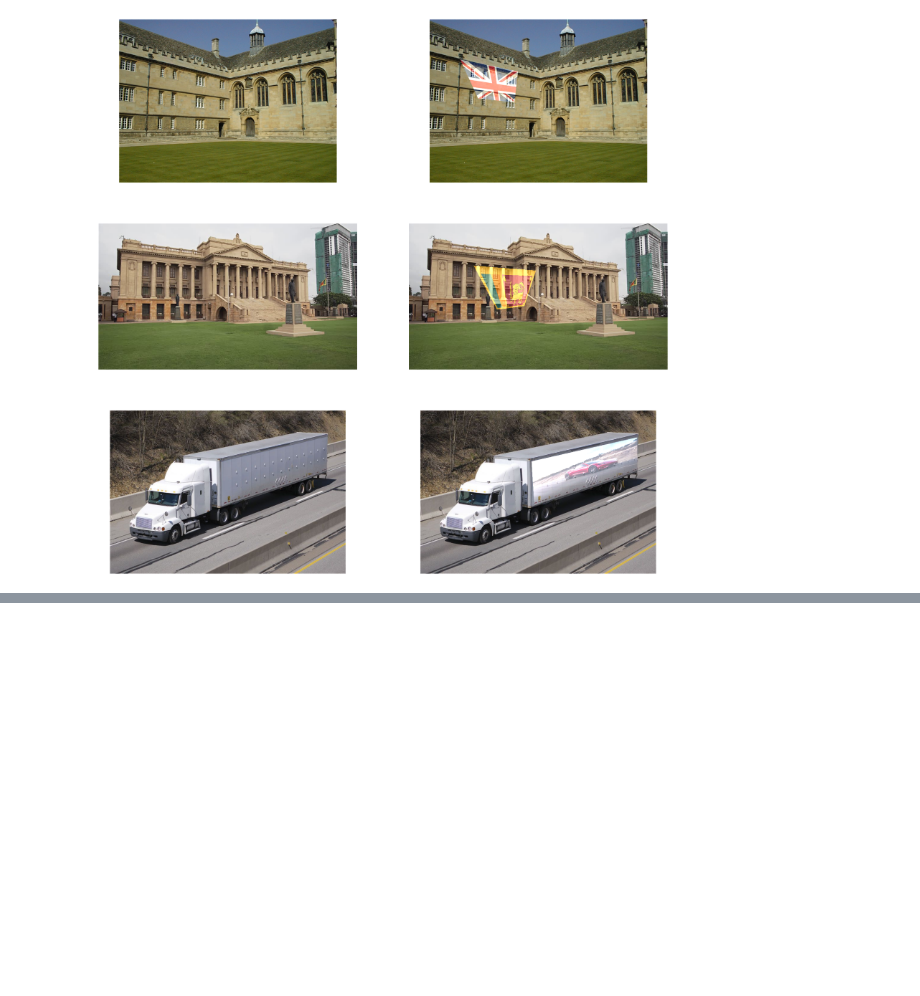
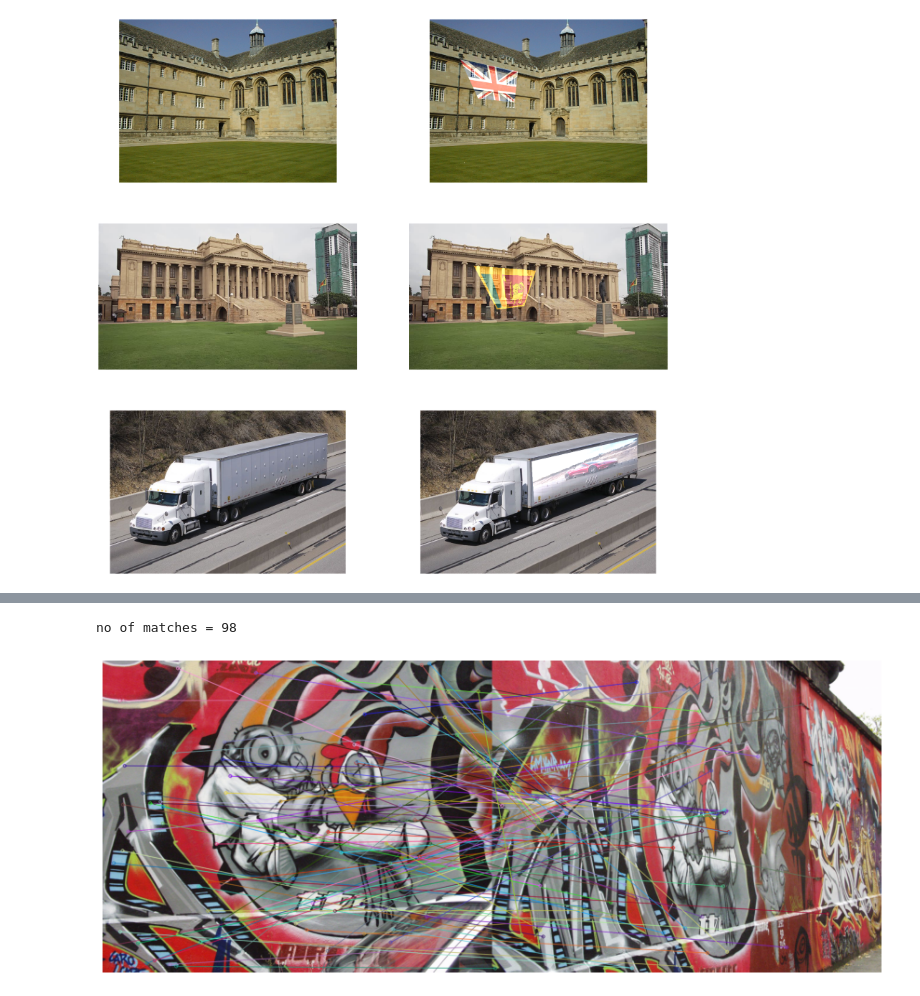
Before and after one commit to RamilaWijesuriya/Image-processing-, a Jupyter notebook: Assignment 2.ipynb, the cells around one changed output, grey strips where cells are left out. Saved outputs shown, nothing was run; the diff lists cells and outputs as text; code cells hidden in the pictures; blank space fills up the shorter version.

```diff
--- a/Assignment 2.ipynb
+++ b/Assignment 2.ipynb
@@ -189,0 +176,40 @@ Computed homography = [[ 6.36416701e-01  6.01525555e-02  2.32541679e+02]
+# %%
+import numpy as np
+import cv2 as cv
+import matplotlib.pyplot as plt
+
+ratio = 0.75
+img1 = cv.imread(r'img1.ppm')
+img2 = cv.imread(r'img5.ppm')
+
+sift = cv.xfeatures2d.SIFT_create()
+
+kp1, des1 = sift.detectAndCompute(img1, None)
+kp2, des2 = sift.detectAndCompute(img2, None)
+
+FLANN_INDEX_KDTREE = 1
+index_params = dict(algorithm=FLANN_INDEX_KDTREE, trees=5)
+search_params = dict(checks=50)
+flann = cv.FlannBasedMatcher(index_params, search_params)
+matches = flann.knnMatch(des1, des2, k=2)
+pts1, pts2, good = [], [], []
+
+for m, n in matches:
+    if m.distance < ratio*n.distance:
+        pts1.append(kp1[m.queryIdx].pt)
+        pts2.append(kp2[m.trainIdx].pt)
+        good.append([m])
+
+pts1 = np.float32(pts1)
+pts2 = np.float32(pts2)
+
+img3 = cv.drawMatchesKnn(img1, kp1, img2, kp2, good,None, flags=cv.DrawMatchesFlags_NOT_DRAW_SINGLE_POINTS)
+img3 = cv.cvtColor(img3, cv.COLOR_BGR2RGB)
+print("no of matches =", len(good))
+plt.figure(figsize=(15, 10))
+plt.imshow(img3)
+plt.axis('off')
+plt.show()
+# %% [output]
+no of matches = 98
+[figure, added]
```
Also changed, not shown: parts of 2 cells of this notebook.
